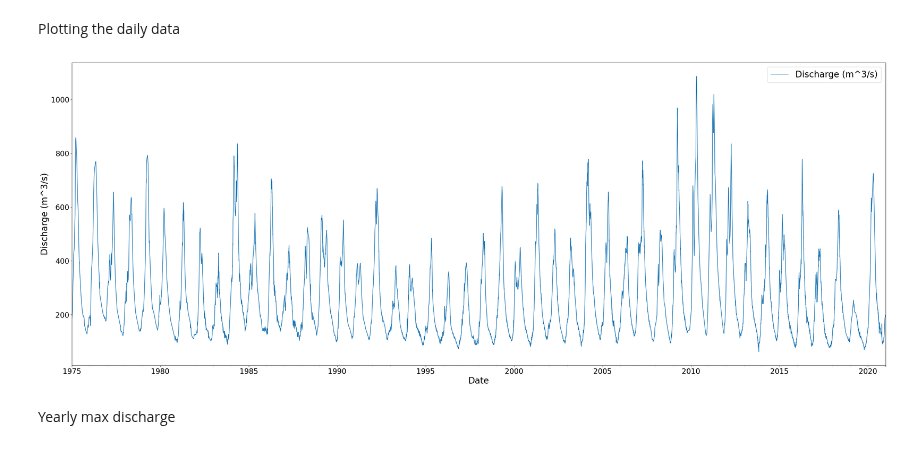
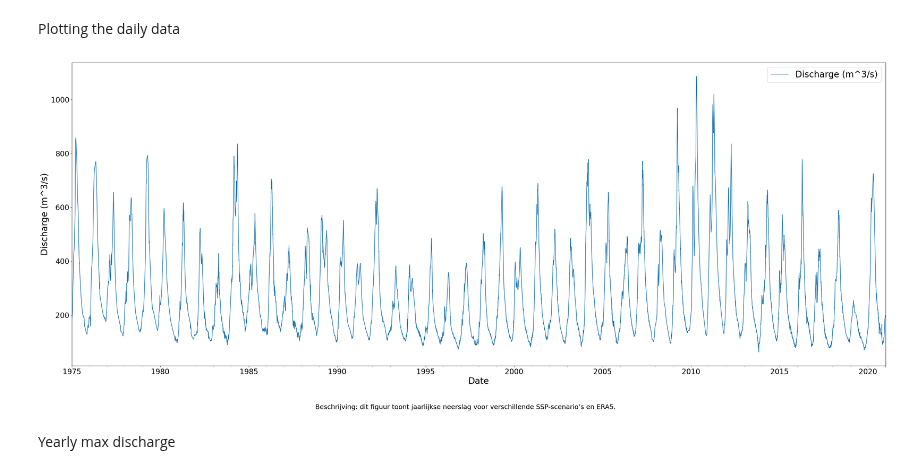
Before and after one commit to eWaterCycle/projects, a Jupyter notebook: BEP/code/Dataplot.ipynb, the cells around one changed output. Saved outputs shown, nothing was run; the diff lists cells and outputs as text; code cells hidden in the pictures.

```diff
--- a/BEP/code/Dataplot.ipynb
+++ b/BEP/code/Dataplot.ipynb
@@ -16,13 +16,20 @@ Plotting the daily data
 # %%
 fig, ax = plt.subplots(figsize=(40, 15))
 data_daily.plot(ax=ax)
 plt.xticks(fontsize=20)
 plt.yticks(fontsize=20)
 ax.set_xlabel("Date", fontsize=24)
 ax.set_ylabel("Discharge (m^3/s)", fontsize=24)
 plt.legend(fontsize=24);
+
+fig.text(
+    0.5, 0,
+    "Beschrijving: dit figuur toont jaarlijkse neerslag voor verschillende SSP-scenario’s en ERA5.",
+    ha="center",
+    fontsize=18
+);
 # %% [output]
-[figure, old version]
+[figure, new version]
 # %% [markdown]
 Yearly max discharge
 # %%
```
Also changed, not shown: 6 other files.
